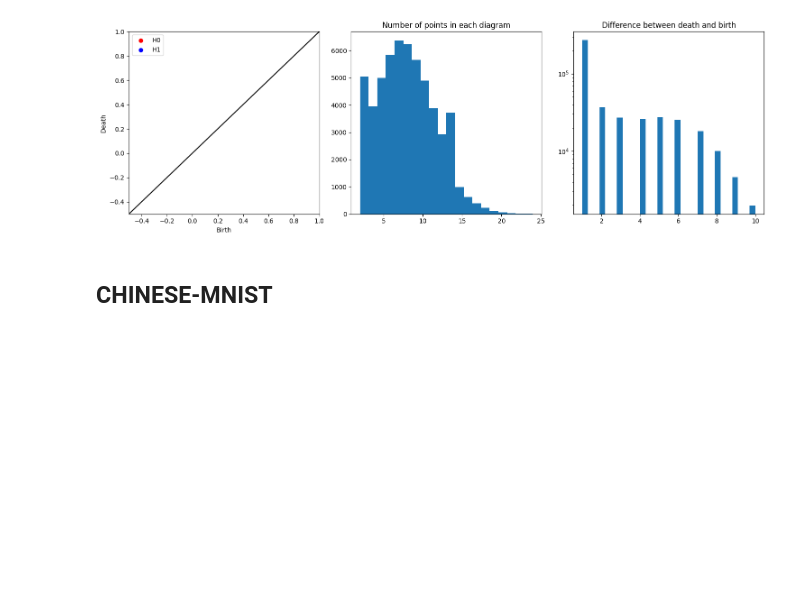
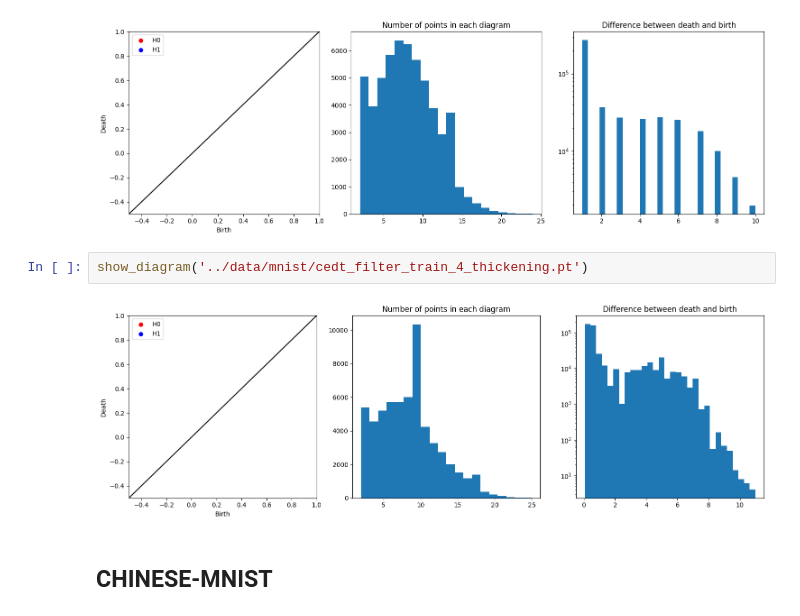
Before and after one commit to ChervovNikita/topological_DL_course_work, a Jupyter notebook: classification_transformer/look_through_diagrams.ipynb, the cells around one changed output. Saved outputs shown, nothing was run; the diff lists cells and outputs as text; blank space fills up the shorter version.

```diff
--- a/classification_transformer/look_through_diagrams.ipynb
+++ b/classification_transformer/look_through_diagrams.ipynb
@@ -100,6 +98,10 @@ show_diagram('../data/mnist/1_dir_filter_train.pt')
 show_diagram('../data/mnist/cedt_filter_train.pt')
 # %% [output]
 [figure]
+# %%
+show_diagram('../data/mnist/cedt_filter_train_4_thickening.pt')
+# %% [output]
+[figure, added]
 # %% [markdown]
 ## CHINESE-MNIST
 # %%
```
Also changed, not shown: parts of 1 cell of this notebook, 9 other files.
